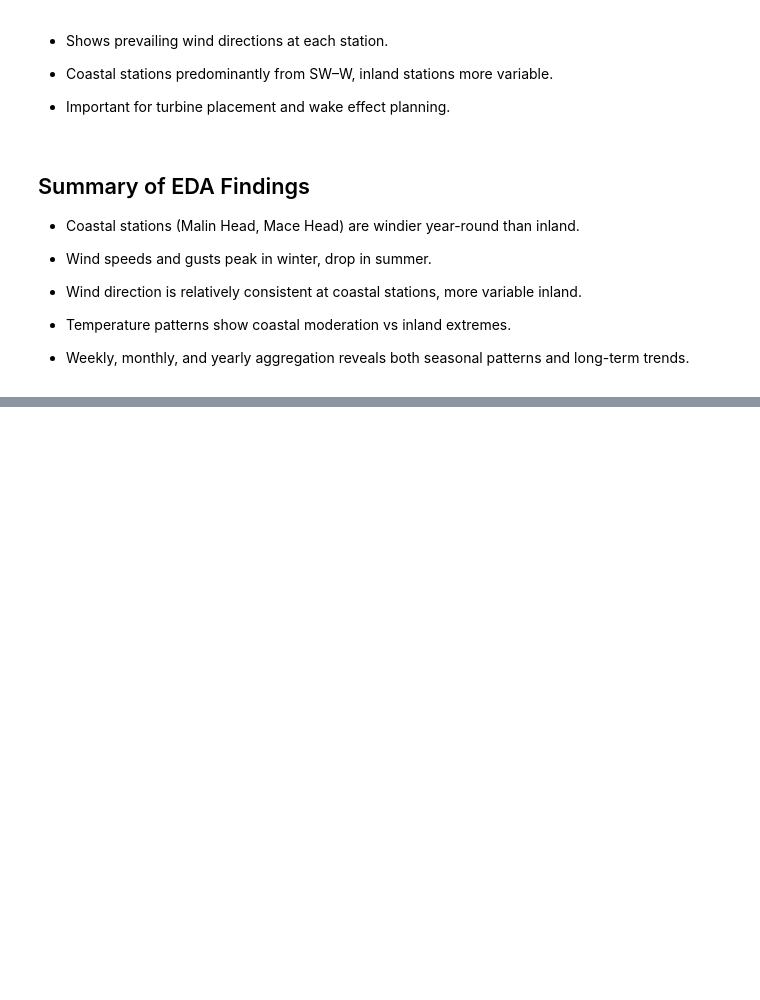
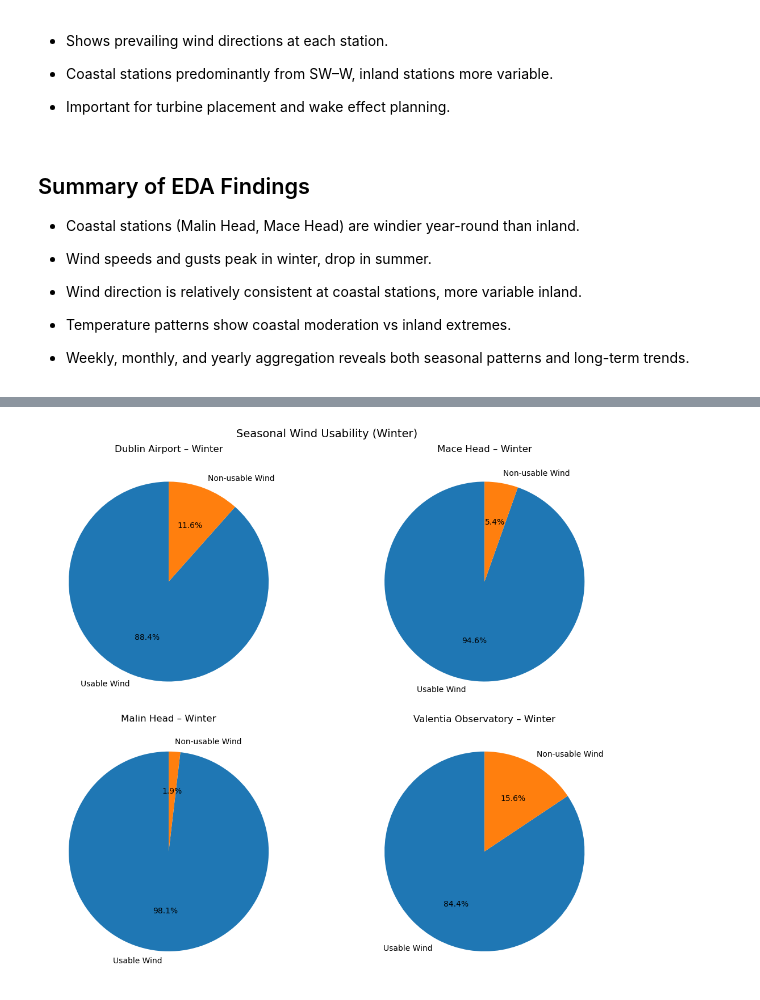
Before and after one commit to fin81985/PFDA-Project, a Jupyter notebook: wind_analysis.ipynb, the cells around one changed output, grey strips where cells are left out. Drawn from its saved outputs; the diff is of its cells as text; code cells hidden in the pictures; blank space fills up the shorter version.

```diff
--- a/wind_analysis.ipynb
+++ b/wind_analysis.ipynb
@@ -465,0 +517,19 @@ plt.show()
+# %%
+# Add season column
+def season(month):
+    if month in [12, 1, 2]:
+        return 'Winter'
+    elif month in [3, 4, 5]:
+        return 'Spring'
+    elif month in [6, 7, 8]:
+        return 'Summer'
+    else:
+        return 'Autumn'
+
+combined_df['season'] = combined_df['month'].apply(season)
+
+# Calculate usable wind by season
+seasonal_usable = combined_df.groupby(['station','season'])['wind_speed_ms'].apply(
+    lambda x: ((x >= cut_in) & (x <= cut_out)).mean() * 100
+).unstack()
+print("Seasonal usable wind (%):\n", seasonal_usable)
@@ -465,0 +544,26 @@ plt.show()
+# %%
+# Plot seasonal usable wind as pie charts
+
+season_to_plot = 'Winter'  # Choose one season: 'Winter', 'Spring', 'Summer', or 'Autumn'
+
+fig, axes = plt.subplots(2, 2, figsize=(12, 10))
+axes = axes.flatten()
+
+for i, station in enumerate(seasonal_usable.index):
+    usable_pct = seasonal_usable.loc[station, season_to_plot]
+    non_usable_pct = 100 - usable_pct
+
+    axes[i].pie(
+        [usable_pct, non_usable_pct],
+        labels=['Usable Wind', 'Non-usable Wind'],
+        autopct='%1.1f%%',
+        startangle=90
+    )
+
+    axes[i].set_title(f'{station} – {season_to_plot}')
+
+plt.suptitle(f'Seasonal Wind Usability ({season_to_plot})', fontsize=14)
+plt.tight_layout()
+plt.show()
+# %% [output]
+[figure, added]
```
Also changed, not shown: parts of 21 cells of this notebook.
